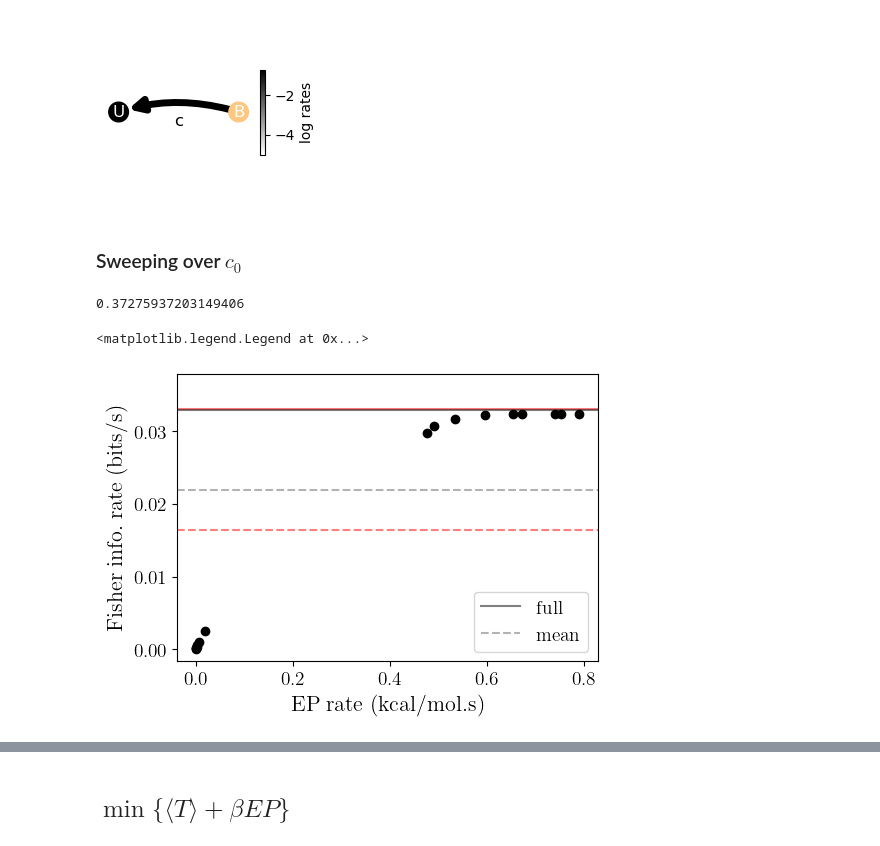
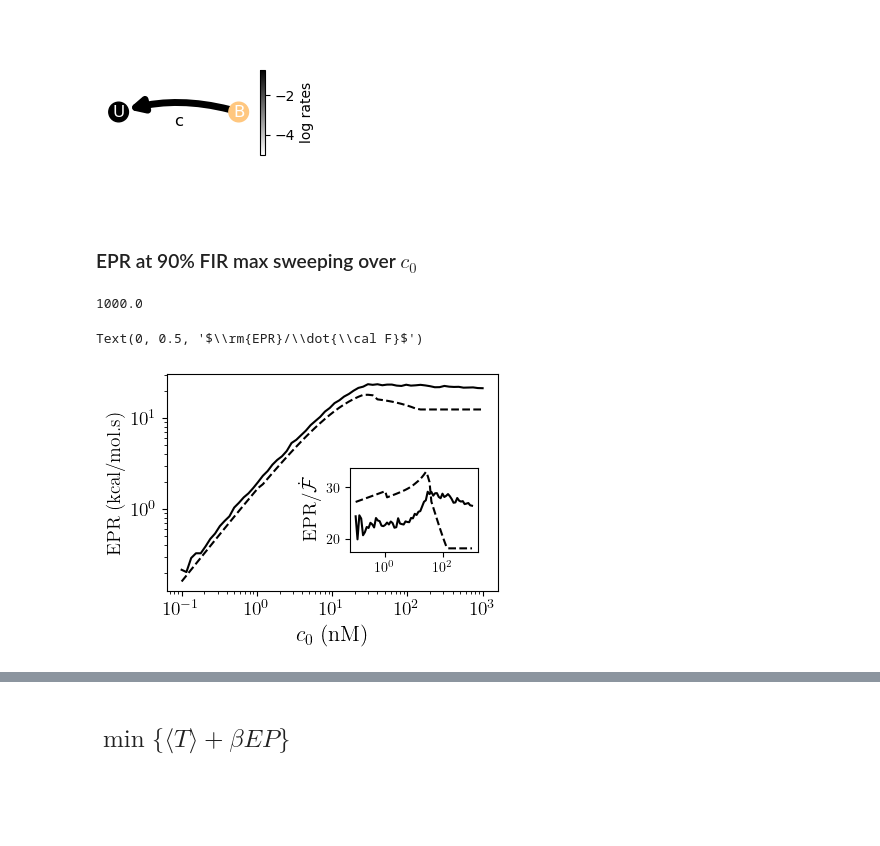
Before and after one commit to ta-rekt/LLROpt.jl, a Jupyter notebook: dev.ipynb, the cells around one changed output, grey strips where cells are left out. Saved outputs shown, nothing was run; the diff lists cells and outputs as text; code cells hidden in the pictures; blank space fills up the shorter version.

```diff
--- a/dev.ipynb
+++ b/dev.ipynb
@@ -1381,14 +1383,14 @@ if not os.path.exists(dirname):
 
 fig.savefig('{}/.julia/dev/LLROpt/plots/{}/ir-ep-with-opt-circuits.pdf'.format(os.environ["HOME"], date))
 # %% [markdown]
-### Sweeping over $c_0$
+### EPR at 90% FIR max sweeping over $c_0$
 # %%
 dirname_full = "20250527/1bs-fir-epr-c0"
 dirname_acc = "20250527/1bs-fir-epr-c0"
 
 ncpus = 64
 nedgess = [7, 7]
-figsize = (5,3.5)
+figsize = (4,2.8)
 ks = [64, 64]
 # bounds = [[1,6], [2,30]]
 bounds = [[0,4], [2,32]]
@@ -1403,76 +1405,57 @@ linestyles=["solid", "dashed"]
 plt.rcParams['text.usetex'] = True
 
 fig, ax = plt.subplots(1,1, figsize=figsize, layout="constrained")
 
-kc = 10
+ax.set_xlabel(r"$c_0\;\rm{(nM)}$", fontsize=16)
+ax.set_ylabel(r"$\rm{EPR \;(kcal/mol.s)}$", fontsize=14)
 
-ax.set_ylabel(r"$\rm{\;Fisher \;info. \;rate \;(bits/s)}$", fontsize=16)
-ax.set_xlabel(r"$\rm{EP\; rate\;(kcal/mol.s)}$", fontsize=16)
+left, bottom, width, height = [0.62, 0.35, 0.32, 0.3]
+inset = fig.add_axes([left, bottom, width, height])
 
-for i in [0]:
+for i in [0,1]:
     k = ks[i]
     dirname = dirs[i]
     whichf = whichfs[i]
     whicha = whichas[i]
     nedges = nedgess[i]
     data, params = utils.get_data(dirname, whichf, whicha)
     ngammas = len(params["gammas"])
     nbetas = len(params["betas"])
 
     input_edges = [(0,2), (1,3)]
     on_ind = [0,1,0,1]
 
     if i == 1:
         m = 2
     else:
         m = 4
 
-    # edges = np.array([(1, 2),(2, 1),(2, 3),(3, 2),(3, 4),(4, 3),(4, 1)]) - 1
-    irvals = np.array([data[kc][str(kg)]['1'][nedges]
-        for kg in range(1, ngammas+1)])
-    epvals = RS*np.array([data[kc][str(kg)]['1'][nedges+m]
-        for kg in range(1, ngammas+1)])
+    ep90 = np.zeros(64)
+    ep90perdecision = np.zeros(64)
 
-    # else:
-    #     edges = np.array([(1,3), (1,2), (2,4), (2,1), (3,1), (3,4), (4,2), (4,3)]) - 1
-    #     irvals = np.array([data[j][nedges] for j in range(1, params["ngammas"]+1)])
-    #     epvals = RS*np.array([data[j][nedges+1] for j in range(1, params["ngammas"]+1)])
+    for kc in range(1, 64+1):
+        c = params["betas"][kc-1]
 
-        # bds = bounds[i]
-        # xydata_ = np.stack((epvals, irvals), axis=1)
-        # hull = ConvexHull(xydata_)
-        # xhull = [xydata_[hull.vertices[i]][0] for i in range(bds[0], bds[1])]
-        # yhull = [xydata_[hull.vertices[i]][1] for i in range(bds[0], bds[1])]
+        irvals = np.array([data[kc][str(kg)]['1'][nedges] for kg in range(1, ngammas+1)])
+        epvals = RS*np.array([data[kc][str(kg)]['1'][nedges+m] for kg in range(1, ngammas+1)])
 
-    # ax.plot(xhull, yhull, color=colors[i], linestyle=linestyles[i])
-    ax.scatter(epvals, irvals, color=colors[i], linestyle=linestyles[i])
+        epmax = max(epvals)
+        ep90[kc-1] = np.min(epvals[epvals > 0.9 * epmax])
+        ep90perdecision[kc-1] = ep90[kc-1]/max(irvals)
 
-c = params["betas"][kc-1]
+    ax.plot(params["betas"], ep90, color=colors[i], linestyle=linestyles[i])
+    inset.plot(params["betas"], ep90perdecision, color=colors[i], linestyle=linestyles[i])
+
+
 print(c)
-dc = 0.01 * c
-kboff = 0.0888
-konb = 5
-kuon = 5
-koffu = 5
-
-kbon = 1e-5
-koffb = 1e-5
-kuoff = 1e-5
-konu = 1e-5
-
-V_low2s = c*kboff
-V_low = c*kboff*konb/(c*kboff+konb)
-V_high = 0.16*5
-# V_lim = V_high
-V_lim = V_low
-ax.axhline(y=V_low2s, linestyle="solid", color="red", alpha=0.5)
-ax.axhline(y=V_lim, linestyle="solid", color="black", alpha=0.5, label=r"$\rm{full}$")
-ax.axhline(y=2*V_lim/3, linestyle="dashed", color="black", alpha=0.3, label=r"$\rm{mean}$")
-ax.axhline(y=V_lim/2, linestyle="dashed", color="red", alpha=0.5)
-ax.set_ylim(-V_lim*0.05, V_lim*1.15)
 ax.tick_params(axis='both', which='major', labelsize=14)
-ax.legend(fontsize=14, loc='lower right')
+# ax.legend(fontsize=14, loc='lower right')
+ax.set_xscale('log')
+ax.set_yscale('log')
+inset.set_xscale('log')
+inset.set_ylabel(r"$\rm{EPR}/\dot{\cal F}$",fontsize=14)
+# inset.set_yscale('log')
 # %% [output]
-0.37275937203149406
+1000.0
-<matplotlib.legend.Legend at 0x...>
+Text(0, 0.5, '$\\rm{EPR}/\\dot{\\cal F}$')
-[figure, old version]
+[figure, new version]
```
Also changed, not shown: parts of 8 cells of this notebook, 12 other files.
